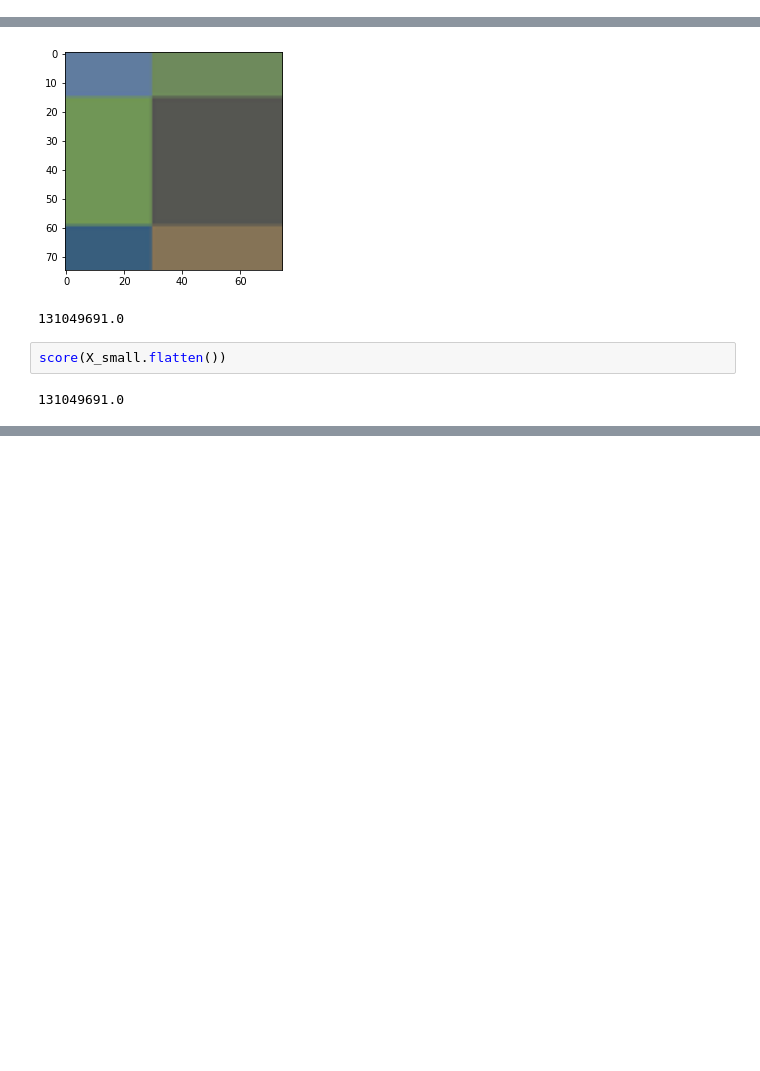
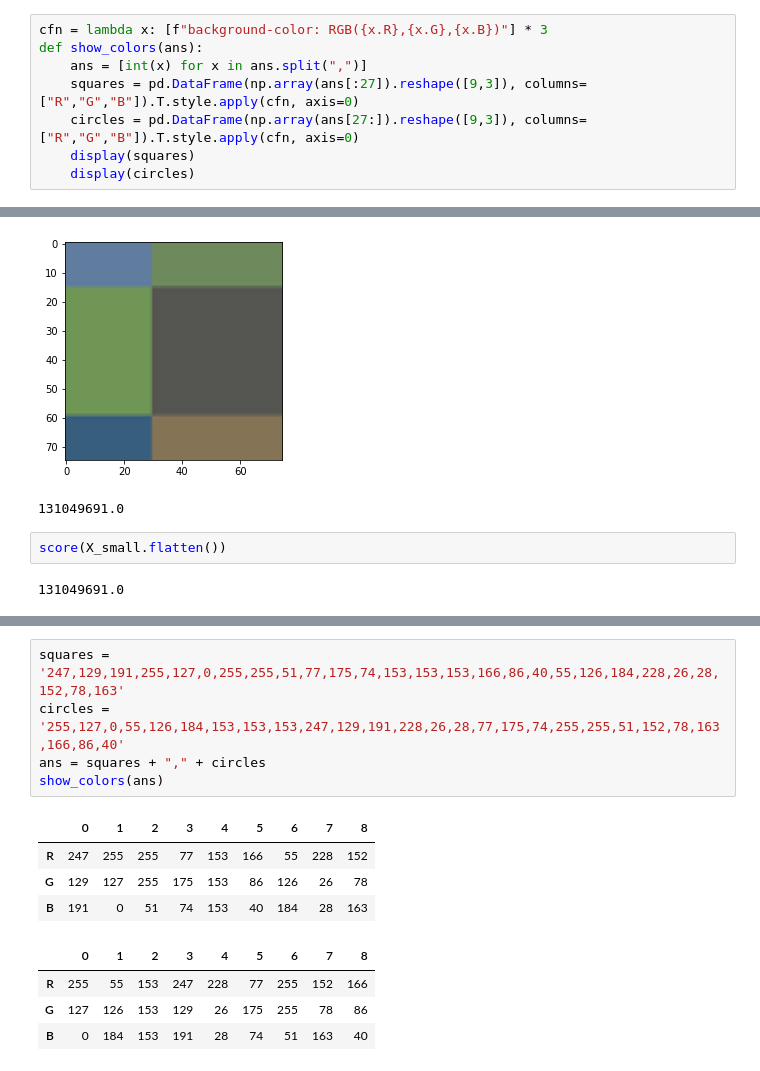
Before and after one commit to jbax3/crop-challenge, a Jupyter notebook: crop_challenge.ipynb, the cells around one changed output, grey strips where cells are left out. Drawn from its saved outputs; the diff is of its cells as text; blank space fills up the shorter version.

```diff
--- a/crop_challenge.ipynb
+++ b/crop_challenge.ipynb
@@ -96,3 +102,11 @@ def score(x, model=model, X_comp = np.divide(X_comp,0b1010), debug=False):
 # %%
 def get_submittable(x):
     return ",".join([str(int(n)) for n in x])
+# %%
+cfn = lambda x: [f"background-color: RGB({x.R},{x.G},{x.B})"] * 3
+def show_colors(ans):
+    ans = [int(x) for x in ans.split(",")]
+    squares = pd.DataFrame(np.array(ans[:27]).reshape([9,3]), columns=["R","G","B"]).T.style.apply(cfn, axis=0)
+    circles = pd.DataFrame(np.array(ans[27:]).reshape([9,3]), columns=["R","G","B"]).T.style.apply(cfn, axis=0)
+    display(squares)
+    display(circles)
@@ -142,0 +165,14 @@ score(X_small.flatten())
+# %%
+squares = '247,129,191,255,127,0,255,255,51,77,175,74,153,153,153,166,86,40,55,126,184,228,26,28,152,78,163'
+circles = '255,127,0,55,126,184,153,153,153,247,129,191,228,26,28,77,175,74,255,255,51,152,78,163,166,86,40'
+ans = squares + "," + circles
+show_colors(ans)
+# %% [output]
+|  | 0 | 1 | 2 | 3 | 4 | 5 | 6 | 7 | 8 |
+| R | 247 | 255 | 255 | 77 | 153 | 166 | 55 | 228 | 152 |
+| G | 129 | 127 | 255 | 175 | 153 | 86 | 126 | 26 | 78 |
+| B | 191 | 0 | 51 | 74 | 153 | 40 | 184 | 28 | 163 |
+|  | 0 | 1 | 2 | 3 | 4 | 5 | 6 | 7 | 8 |
+| R | 255 | 55 | 153 | 247 | 228 | 77 | 255 | 152 | 166 |
+| G | 127 | 126 | 153 | 129 | 26 | 175 | 255 | 78 | 86 |
+| B | 0 | 184 | 153 | 191 | 28 | 74 | 51 | 163 | 40 |
```
Also changed, not shown: parts of 5 cells of this notebook, 1 other file.
